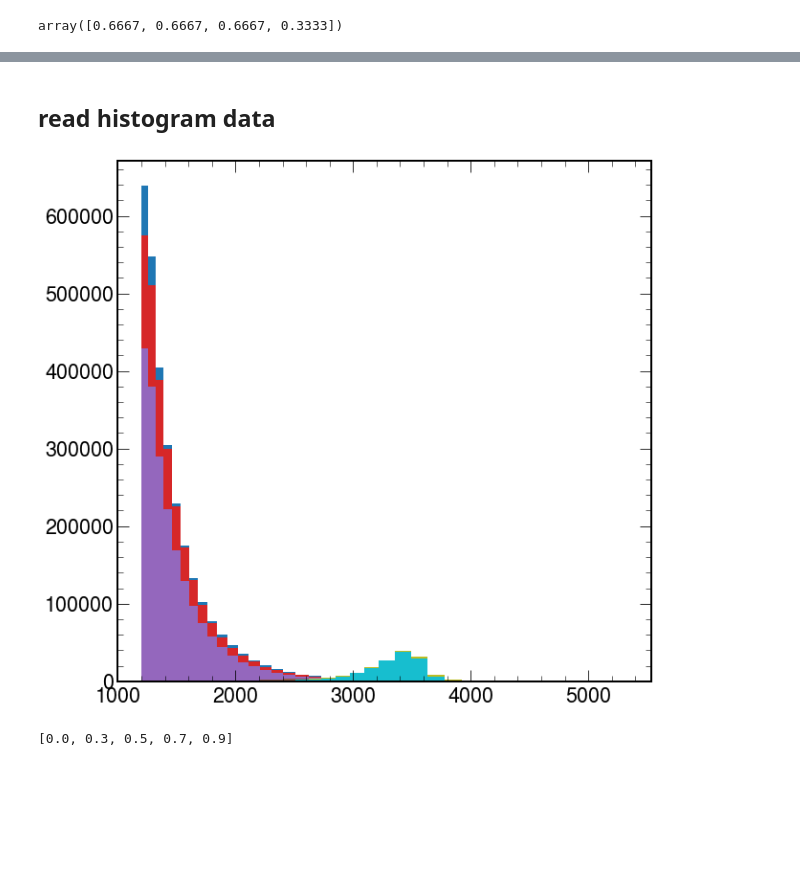
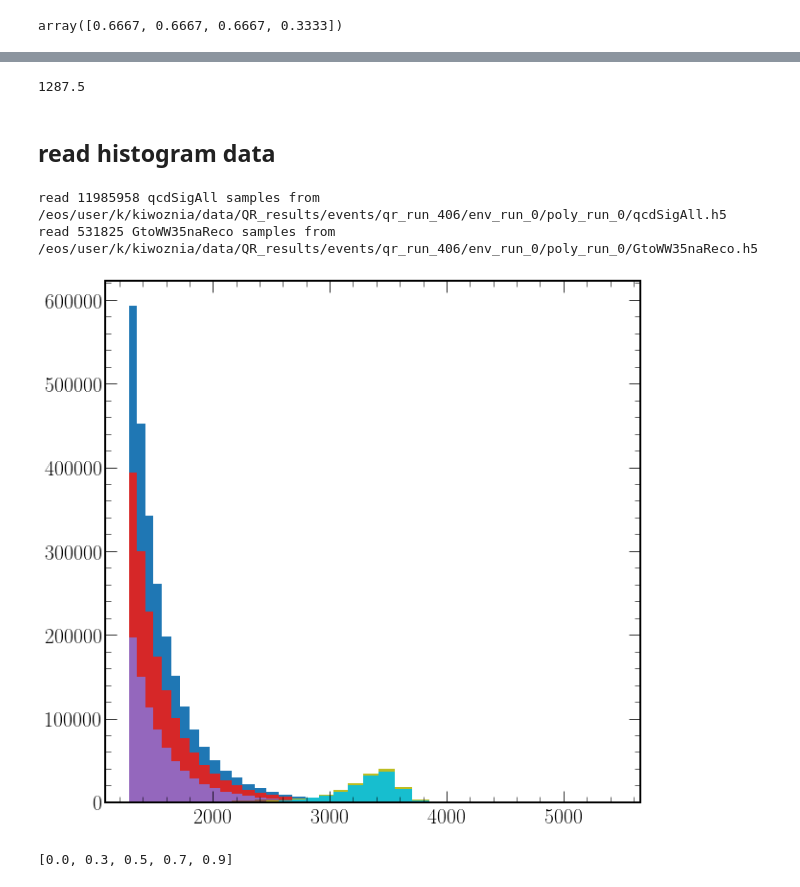
Before and after one commit to kingusiu/gof_tests, a Jupyter notebook: chi_square_tests.ipynb, the cells around one changed output, grey strips where cells are left out. Saved outputs shown, nothing was run; the diff lists cells and outputs as text; code cells hidden in the pictures; blank space fills up the shorter version.

```diff
--- a/chi_square_tests.ipynb
+++ b/chi_square_tests.ipynb
@@ -35,8 +38,8 @@ scipy.__version__
 # %% [markdown]
 ### change:
 # %%
-Parameters = recordtype('Parameters','qr_run_n, quantiles, qcd_sample_id, sig_sample_id, sig_xsec, score_strategy_id, read_n,env_run_n, poly_run_n')
-params = Parameters(qr_run_n=404,
+Parameters = recordtype('Parameters','qr_run_n, quantiles, qcd_sample_id, sig_sample_id, sig_xsec, score_strategy_id, read_n,env_run_n, poly_run_n, binning')
+params = Parameters(qr_run_n=406,
                     quantiles=[0.3, 0.5, 0.7, 0.9],
                     qcd_sample_id='qcdSigAll',
                     sig_sample_id='GtoWW35naReco',
@@ -45,6 +48,7 @@ params = Parameters(qr_run_n=404,
                     read_n=None,
                     env_run_n=0,
                     poly_run_n=0,
+                    binning='dijet'
                     )
 
 ae_run_n = 113
@@ -57,7 +61,7 @@ ae_run_n = 113
 #qr_run_n, qr_model_str, train_share = 34, 'dense_kfold_lmfit11', 0 # => current best
 #qr_run_n, qr_model_str, train_share = 189, 'dense_kfold_binned_ratio', 0
 #qr_run_n, qr_model_str, train_share = 191, 'dense_kfold_global_ratio', 0
-qr_model_str, train_share = 'kfold_40400', 0
+qr_model_str, train_share = '_'.join(['kfold',str(params.qr_run_n),str(params.env_run_n),str(params.poly_run_n)]), 0
 
 xsec = 0
 mX = 3.5
@@ -80,7 +84,7 @@ pathlib.Path(fig_dir).mkdir(parents=True, exist_ok=True)
 
 xsecs_sig   = [0,20,40,60,80,100] # signal cross sections
 
-file_name_root_hist = 'histograms_injSig_PDinj_NA3p5_r'+str(qr_run_n)+'.root'
+file_name_root_hist = 'histograms_injSig_PDinj_NA3p5_r'+str(params.qr_run_n)+'.root'
 #quants = [0.0, 0.3, 0.5, 0.7, 0.9, 0.99]
 quants = [0.0, 0.3, 0.5, 0.7, 0.9]
 #quants = [0.0, 0.7]
@@ -93,14 +97,14 @@ sample_ids = [sample_id_qcd, sample_id_sig]
 template_q_idx = 0
 quant_tmplt = quants[template_q_idx]
 # %%
-if poly_cut:
-    paths = runpa.RunPaths(in_data_dir=stco.dir_path_dict['base_dir_qr_selections_poly_cut'], in_data_names=stco.file_name_path_dict, out_data_dir=stco.dir_path_dict['base_dir_qr_analysis'])
-    path_ext_dict = {'vae_run': str(ae_run_n), 'qr_run': str(qr_run_n), 'sig': sample_id_sig[:-4], 'xsec': str(int(xsec_train)), 'loss': 'rk5_05', 'order':'5'}
-else:
-    paths = runpa.RunPaths(in_data_dir=stco.dir_path_dict['base_dir_qr_selections'], in_data_names=stco.file_name_path_dict, out_data_dir=stco.dir_path_dict['base_dir_qr_analysis'])
-    path_ext_dict = {'vae_run': str(ae_run_n), 'qr_run': str(qr_run_n), 'sig': sample_id_sig, 'xsec': str(int(xsec_train)), 'loss': 'rk5_05'}
-paths.extend_in_path_data(path_ext_dict)
-paths.extend_out_path_data({**path_ext_dict, 'hypothesis_testing': None})
+# if poly_cut:
+#     paths = runpa.RunPaths(in_data_dir=stco.dir_path_dict['base_dir_qr_selections_poly_cut'], in_data_names=stco.file_name_path_dict, out_data_dir=stco.dir_path_dict['base_dir_qr_analysis'])
+#     path_ext_dict = {'vae_run': str(ae_run_n), 'qr_run': str(qr_run_n), 'sig': sample_id_sig[:-4], 'xsec': str(int(xsec_train)), 'loss': 'rk5_05', 'order':'5'}
+# else:
+#     paths = runpa.RunPaths(in_data_dir=stco.dir_path_dict['base_dir_qr_selections'], in_data_names=stco.file_name_path_dict, out_data_dir=stco.dir_path_dict['base_dir_qr_analysis'])
+#     path_ext_dict = {'vae_run': str(ae_run_n), 'qr_run': str(qr_run_n), 'sig': sample_id_sig, 'xsec': str(int(xsec_train)), 'loss': 'rk5_05'}
+# paths.extend_in_path_data(path_ext_dict)
+# paths.extend_out_path_data({**path_ext_dict, 'hypothesis_testing': None})
 # %% [markdown]
 ### fixed
 # %%
@@ -131,7 +135,7 @@ effs
 array([0.6667, 0.6667, 0.6667, 0.3333])
 # %%
 n_bins = 40
-min_mjj = 1200.
+min_mjj = kutil.get_bins_from_envelope(params)[0]
 max_mjj = 5600.
 expo_binning = False
 dijet_binning = True
@@ -151,6 +155,8 @@ elif expo_binning:
 else: # simple linear binning
     bin_edges = np.array(np.linspace(min_mjj, max_mjj, n_bins).tolist()).astype('float') #100 GeV binning. Stop at 5600! Fit fails if going to 6800
 
+bin_edges = kutil.get_bins_from_envelope(params)
+bin_edges = bin_edges[(bin_edges>=min_mjj) & (bin_edges<=max_mjj)]
 n_bins = len(bin_edges)-1
 max_bin = bin_edges[-1]
 min_bin = bin_edges[0]
@@ -164,3 +171,7 @@ array([1200., 1255., 1320., 1387., 1457., 1529., 1604., 1681., 1761.,
+# %%
+min_mjj
+# %% [output]
+1287.5
 # %% [markdown]
 ## read histogram data
 # %%
@@ -194,8 +205,13 @@ def read_root_hist_data(file_name):
 def read_raw_selection_data(quantiles, ae_run_n, qr_run_n, sample_id_sig, xsec_train, paths):
     samples = {}
 
+#     for sample_id in sample_ids:
+#         samples[sample_id] = js.JetSample.from_input_file(sample_id, paths.in_file_path(sample_id), **cuts.signalregion_cuts)
+
     for sample_id in sample_ids:
-        samples[sample_id] = js.JetSample.from_input_file(sample_id, paths.in_file_path(sample_id), **cuts.signalregion_cuts)
+        in_path = os.path.join(paths,sample_id+'.h5') #paths.in_file_path(sample_id)
+        samples[sample_id] = js.JetSample.from_input_file(sample_id, in_path)
+        print('read ' + str(len(samples[sample_id])) + ' ' + sample_id + ' samples from ' + in_path)
 
     # qcd raw data
     samples_ortho_quantiles_qcd = seut.divide_sample_into_orthogonal_quantiles(samples[sample_id_qcd], quantiles[1:])
@@ -248,9 +264,11 @@ def read_raw_selection_data_to_numpy_hist(quantiles, ae_run_n, qr_run_n, sample_
     return bin_edges[:-1], histos_data_inj
 # %%
 #bin_centers, hist_data = read_root_hist_data(file_name_root_hist)
-bin_centers, hist_data = read_raw_selection_data_to_numpy_hist(quants, ae_run_n, qr_run_n, sample_id_sig, xsec_train, bin_edges, paths)
+bin_centers, hist_data = read_raw_selection_data_to_numpy_hist(quants, 113, params.qr_run_n, sample_id_sig, xsec_train, bin_edges, input_path)
 # %% [output]
+read 11985958 qcdSigAll samples from /eos/user/k/kiwoznia/data/QR_results/events/qr_run_406/env_run_0/poly_run_0/qcdSigAll.h5
+read 531825 GtoWW35naReco samples from /eos/user/k/kiwoznia/data/QR_results/events/qr_run_406/env_run_0/poly_run_0/GtoWW35naReco.h5
-[figure, old version]
+[figure, new version]
 # %%
 quants
 # %% [output]
```
Also changed, not shown: parts of 24 cells of this notebook, 2 other files.
